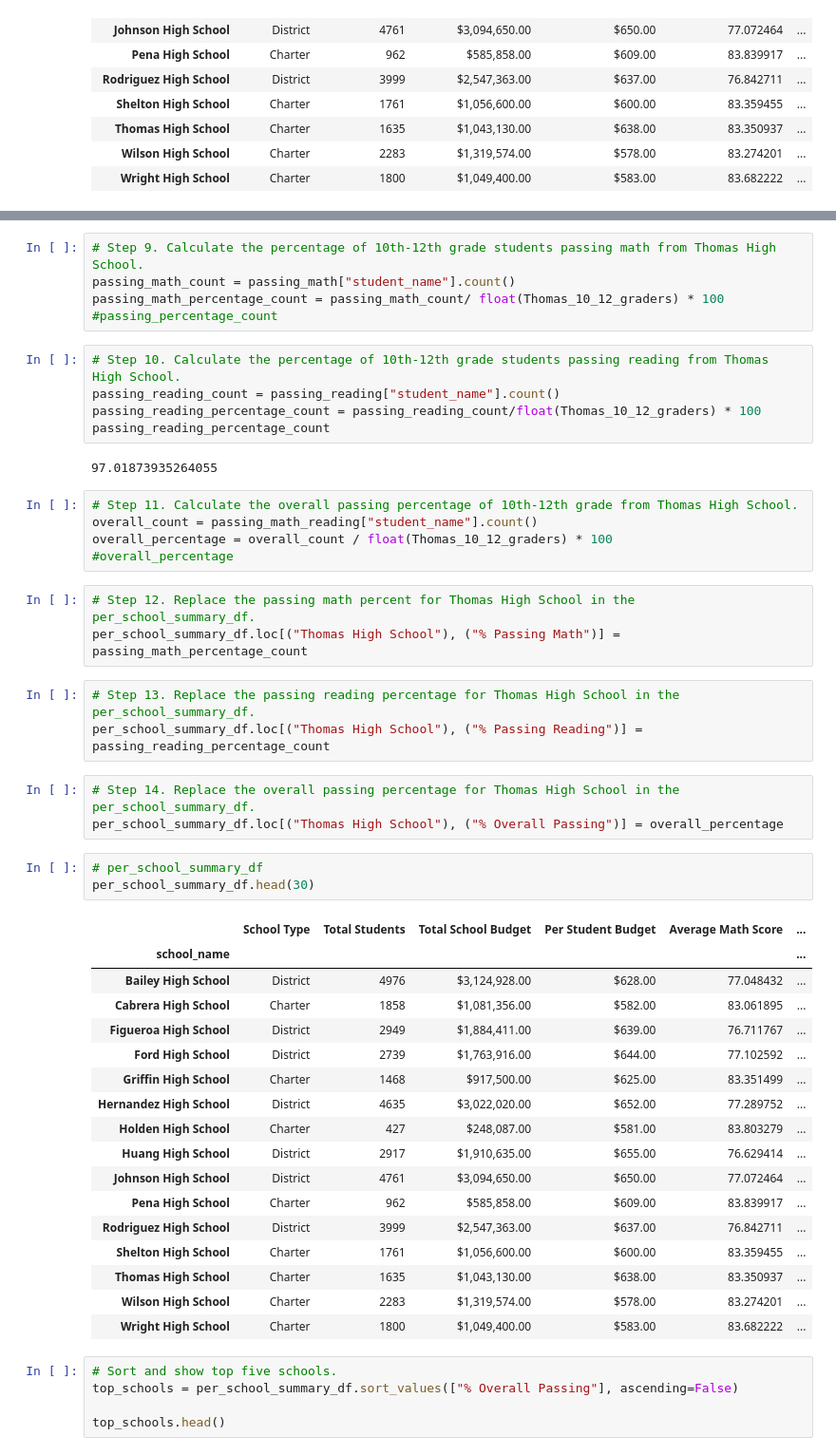
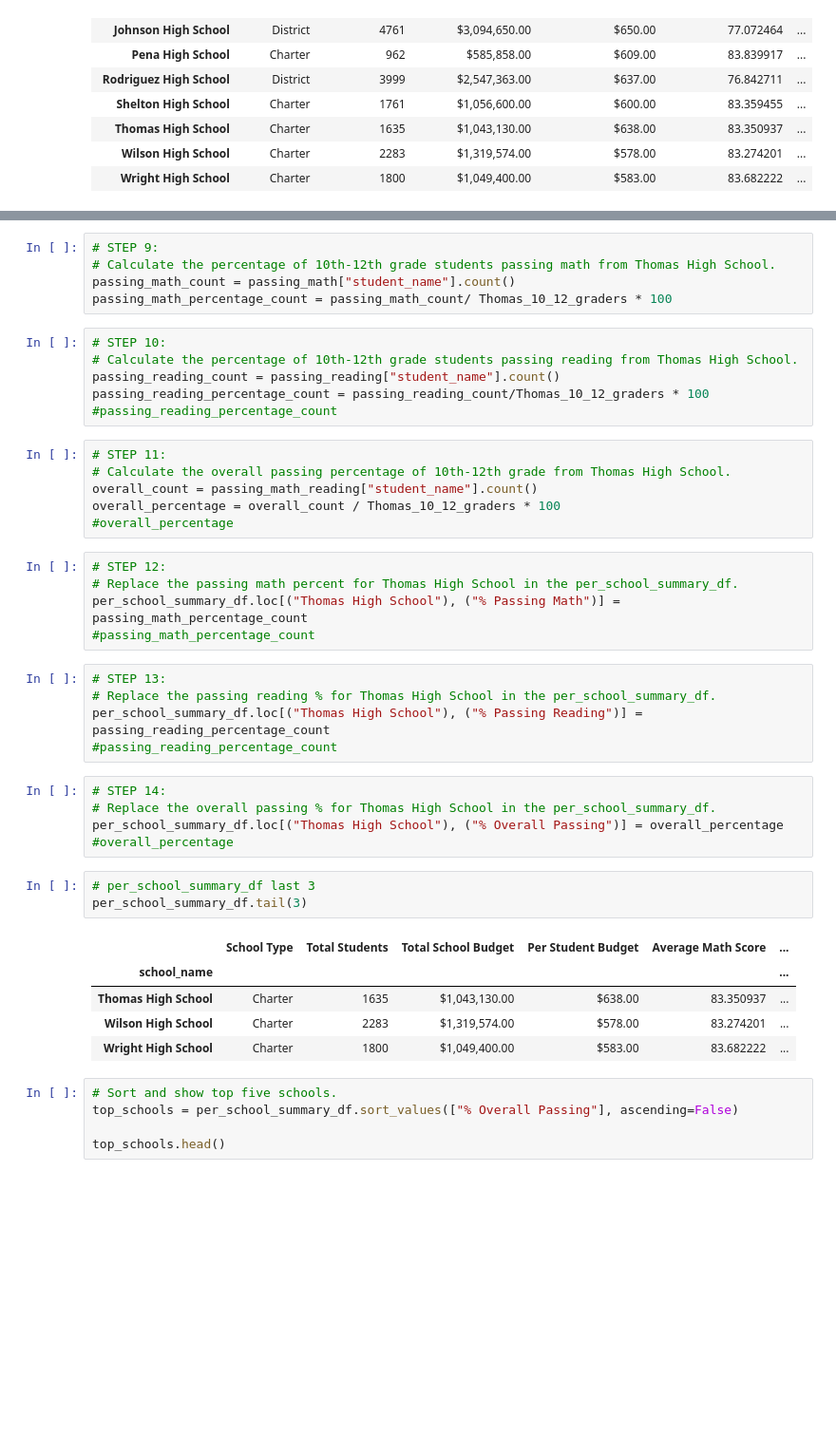
Before and after one commit to ashlemercer/School_District_Analysis, a Jupyter notebook: PyCitySchools_Challenge.ipynb, the cells around one changed output, grey strips where cells are left out. Shown: that part at 95% size. Drawn from its saved outputs; the diff is of its cells as text; blank space fills up the shorter version.

```diff
--- a/PyCitySchools_Challenge.ipynb
+++ b/PyCitySchools_Challenge.ipynb
@@ -342,47 +344,41 @@ per_school_summary_df.head(30)
 # %%
-# Step 9. Calculate the percentage of 10th-12th grade students passing math from Thomas High School.
+# STEP 9:
+# Calculate the percentage of 10th-12th grade students passing math from Thomas High School.
 passing_math_count = passing_math["student_name"].count()
-passing_math_percentage_count = passing_math_count/ float(Thomas_10_12_graders) * 100
-#passing_percentage_count
+passing_math_percentage_count = passing_math_count/ Thomas_10_12_graders * 100
 # %%
-# Step 10. Calculate the percentage of 10th-12th grade students passing reading from Thomas High School.
+# STEP 10:
+# Calculate the percentage of 10th-12th grade students passing reading from Thomas High School.
 passing_reading_count = passing_reading["student_name"].count()
-passing_reading_percentage_count = passing_reading_count/float(Thomas_10_12_graders) * 100
-passing_reading_percentage_count
+passing_reading_percentage_count = passing_reading_count/Thomas_10_12_graders * 100
+#passing_reading_percentage_count
-# %% [output]
-97.01873935264055
 # %%
-# Step 11. Calculate the overall passing percentage of 10th-12th grade from Thomas High School.
+# STEP 11:
+# Calculate the overall passing percentage of 10th-12th grade from Thomas High School.
 overall_count = passing_math_reading["student_name"].count()
-overall_percentage = overall_count / float(Thomas_10_12_graders) * 100
+overall_percentage = overall_count / Thomas_10_12_graders * 100
 #overall_percentage
 # %%
-# Step 12. Replace the passing math percent for Thomas High School in the per_school_summary_df.
+# STEP 12:
+# Replace the passing math percent for Thomas High School in the per_school_summary_df.
 per_school_summary_df.loc[("Thomas High School"), ("% Passing Math")] = passing_math_percentage_count
+#passing_math_percentage_count
 # %%
-# Step 13. Replace the passing reading percentage for Thomas High School in the per_school_summary_df.
+# STEP 13:
+# Replace the passing reading % for Thomas High School in the per_school_summary_df.
 per_school_summary_df.loc[("Thomas High School"), ("% Passing Reading")] = passing_reading_percentage_count
+#passing_reading_percentage_count
 # %%
-# Step 14. Replace the overall passing percentage for Thomas High School in the per_school_summary_df.
+# STEP 14:
+# Replace the overall passing % for Thomas High School in the per_school_summary_df.
 per_school_summary_df.loc[("Thomas High School"), ("% Overall Passing")] = overall_percentage
+#overall_percentage
 # %%
-# per_school_summary_df
-per_school_summary_df.head(30)
+# per_school_summary_df last 3
+per_school_summary_df.tail(3)
 # %% [output]
 |  | School Type | Total Students | Total School Budget | Per Student Budget | Average Math Score | ... |
 | school_name |  |  |  |  |  | ... |
-| Bailey High School | District | 4976 | $3,124,928.00 | $628.00 | 77.048432 | ... |
-| Cabrera High School | Charter | 1858 | $1,081,356.00 | $582.00 | 83.061895 | ... |
-| Figueroa High School | District | 2949 | $1,884,411.00 | $639.00 | 76.711767 | ... |
-| Ford High School | District | 2739 | $1,763,916.00 | $644.00 | 77.102592 | ... |
-| Griffin High School | Charter | 1468 | $917,500.00 | $625.00 | 83.351499 | ... |
-| Hernandez High School | District | 4635 | $3,022,020.00 | $652.00 | 77.289752 | ... |
-| Holden High School | Charter | 427 | $248,087.00 | $581.00 | 83.803279 | ... |
-| Huang High School | District | 2917 | $1,910,635.00 | $655.00 | 76.629414 | ... |
-| Johnson High School | District | 4761 | $3,094,650.00 | $650.00 | 77.072464 | ... |
-| Pena High School | Charter | 962 | $585,858.00 | $609.00 | 83.839917 | ... |
-| Rodriguez High School | District | 3999 | $2,547,363.00 | $637.00 | 76.842711 | ... |
-| Shelton High School | Charter | 1761 | $1,056,600.00 | $600.00 | 83.359455 | ... |
 | Thomas High School | Charter | 1635 | $1,043,130.00 | $638.00 | 83.350937 | ... |
 | Wilson High School | Charter | 2283 | $1,319,574.00 | $578.00 | 83.274201 | ... |
 | Wright High School | Charter | 1800 | $1,049,400.00 | $583.00 | 83.682222 | ... |
```
Also changed, not shown: parts of 17 cells of this notebook, 11 other files.
